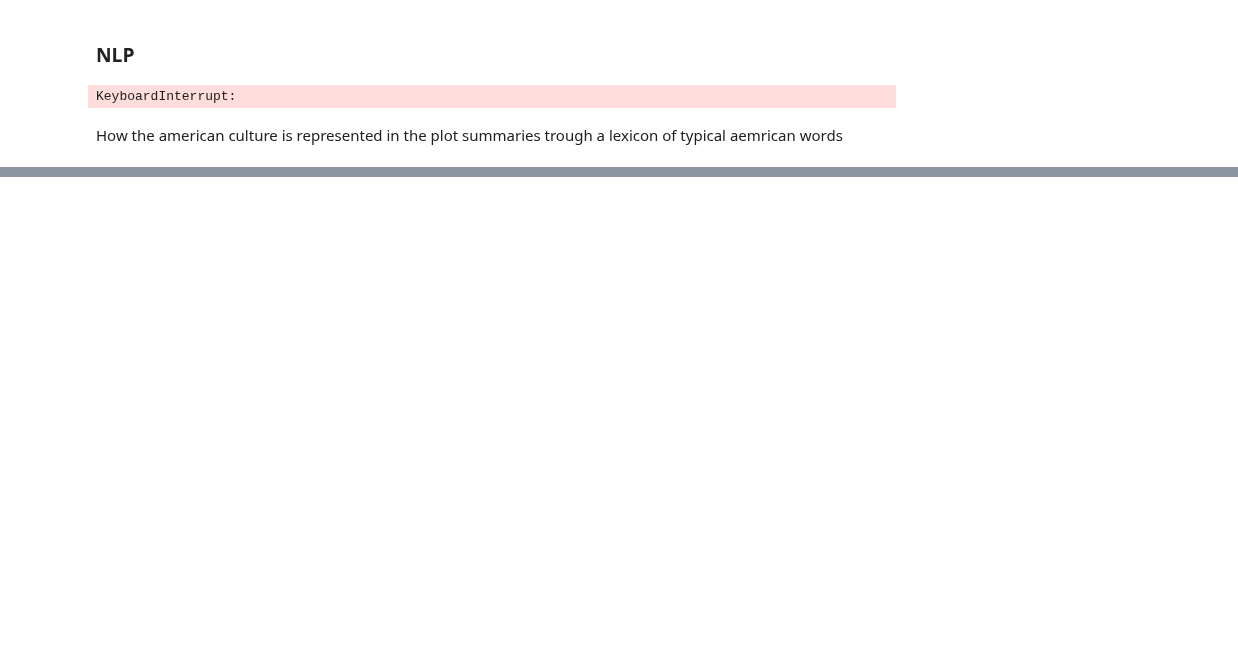
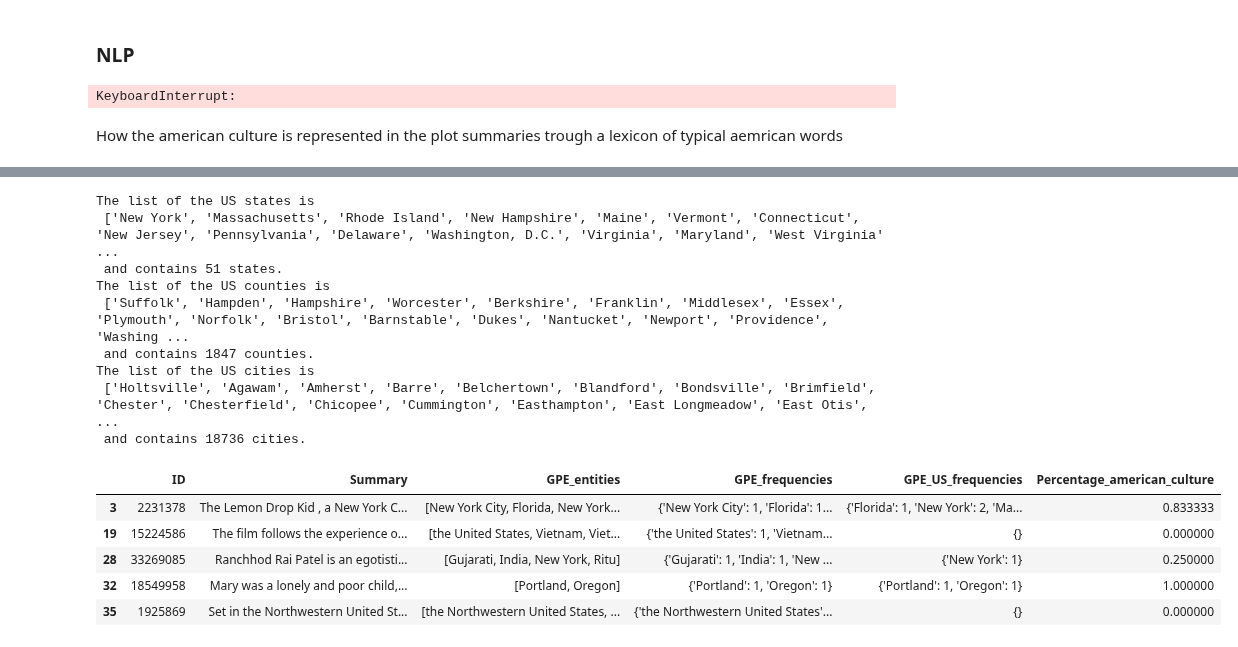
Before and after one commit to epfl-ada/ada-2024-project-adactylous, a Jupyter notebook: NLP_Luca_P3.ipynb, the cells around one changed output, grey strips where cells are left out. Cells and saved outputs as stored; diff of their text form; code cells hidden in the pictures; blank space fills up the shorter version.

```diff
--- a/NLP_Luca_P3.ipynb
+++ b/NLP_Luca_P3.ipynb
@@ -336,0 +369,20 @@ df_plots
+# %%
+# List of all us states, counties and cities found on: https://github.com/grammakov/USA-cities-and-states/tree/master
+df_us_states_counties_cities = pd.read_csv("data/us_cities_states_counties.csv", sep = "|")
+print(f"The shape of the US states, counties and cities dataset is {df_us_states_counties_cities.shape}.")
+
+# Exclude non-offcial states
+exclude_states = [
+    "US Armed Forces Pacific", "American Samoa", "Guam", "Palau",
+    "Federated States of Micronesia", "Northern Mariana Islands",
+    "Marshall Islands", "US Armed Forces Europe", "Puerto Rico", "Virgin Islands"
+]
+
+indices_to_drop = df_us_states_counties_cities[
+    df_us_states_counties_cities['State full'].isin(exclude_states)
+].index
+
+df_us_states_counties_cities.drop(index=indices_to_drop, inplace=True)
+print(f"The shape after dropping of the US states, counties and cities dataset is {df_us_states_counties_cities.shape}.")
+
+df_us_states_counties_cities.head()
@@ -337,3 +398,60 @@ df_plots
+# %%
+# tokenize the 5 first line sof df_plots_study_US_location
+
+nlp = spacy.load('en_core_web_sm')
+
+df_plots_study_US_location_token = df_plots_study_US_location[:5].copy()
+
+# since GPE is part of the NER spacy pipeline, no need to tokenize manually the text before implementing the search for GPE quantities
+def extract_gpe(summary):
+    doc = nlp(summary)
+    return [ent.text for ent in doc.ents if ent.label_ == 'GPE'] # outputs all detected geopolitical entities, including repeated mentions of the same geographical entitities
+
+df_plots_study_US_location_token['GPE_entities'] = df_plots_study_US_location_token['Summary'].apply(extract_gpe)
+
+df_plots_study_US_location_token['GPE_frequencies'] = df_plots_study_US_location_token['GPE_entities'].apply(
+    lambda entities: Counter(entities) # use of library Counzter for efficient processing
+)
+
+list_US_states = list(df_us_states_counties_cities['State full'].unique())
+list_US_counties = list(df_us_states_counties_cities['County'].str.capitalize().unique())
+list_US_cities = list(df_us_states_counties_cities['City'].unique())
+print(f"The list of the US states is \n {list_US_states} \n and contains {len(list_US_states)} states.")
+print(f"The list of the US counties is \n {list_US_counties} \n and contains {len(list_US_counties)} counties.")
+print(f"The list of the US cities is \n {list_US_cities} \n and contains {len(list_US_cities)} cities.")
+
+# Combine all US states, counties, and cities into a single set for faster lookup
+us_locations_set = set(list_US_states + list_US_counties + list_US_cities)
+
+# Filter GPE entities to retain only those matching US locations
+df_plots_study_US_location_token['GPE_US_frequencies'] = df_plots_study_US_location_token['GPE_entities'].apply(
+    lambda entities: Counter(entity for entity in entities if entity in us_locations_set)
+)
+
+# "Percentage" of american culture
+df_plots_study_US_location_token['Percentage_american_culture'] = df_plots_study_US_location_token.apply(
+    lambda row: sum(row['GPE_US_frequencies'].values()) / sum(row['GPE_frequencies'].values())
+    if sum(row['GPE_frequencies'].values()) > 0 else 0,
+    axis=1
+)
+
+df_plots_study_US_location_token.head()
+# %% [output]
+The list of the US states is
+ ['New York', 'Massachusetts', 'Rhode Island', 'New Hampshire', 'Maine', 'Vermont', 'Connecticut', 'New Jersey', 'Pennsylvania', 'Delaware', 'Washington, D.C.', 'Virginia', 'Maryland', 'West Virginia' ...
+ and contains 51 states.
+The list of the US counties is
+ ['Suffolk', 'Hampden', 'Hampshire', 'Worcester', 'Berkshire', 'Franklin', 'Middlesex', 'Essex', 'Plymouth', 'Norfolk', 'Bristol', 'Barnstable', 'Dukes', 'Nantucket', 'Newport', 'Providence', 'Washing ...
+ and contains 1847 counties.
+The list of the US cities is
+ ['Holtsville', 'Agawam', 'Amherst', 'Barre', 'Belchertown', 'Blandford', 'Bondsville', 'Brimfield', 'Chester', 'Chesterfield', 'Chicopee', 'Cummington', 'Easthampton', 'East Longmeadow', 'East Otis', ...
+ and contains 18736 cities.
+|  | ID | Summary | GPE_entities | GPE_frequencies | GPE_US_frequencies | Percentage_american_culture |
+| 3 | 2231378 | The Lemon Drop Kid , a New York C... | [New York City, Florida, New York... | {'New York City': 1, 'Florida': 1... | {'Florida': 1, 'New York': 2, 'Ma... | 0.833333 |
+| 19 | 15224586 | The film follows the experience o... | [the United States, Vietnam, Viet... | {'the United States': 1, 'Vietnam... | {} | 0.000000 |
+| 28 | 33269085 | Ranchhod Rai Patel is an egotisti... | [Gujarati, India, New York, Ritu] | {'Gujarati': 1, 'India': 1, 'New ... | {'New York': 1} | 0.250000 |
+| 32 | 18549958 | Mary was a lonely and poor child,... | [Portland, Oregon] | {'Portland': 1, 'Oregon': 1} | {'Portland': 1, 'Oregon': 1} | 1.000000 |
+| 35 | 1925869 | Set in the Northwestern United St... | [the Northwestern United States, ... | {'the Northwestern United States'... | {} | 0.000000 |
 # %%
 
 nlp = spacy.load('en_core_web_sm')
```
Also changed, not shown: parts of 7 cells of this notebook, 1 other file.
